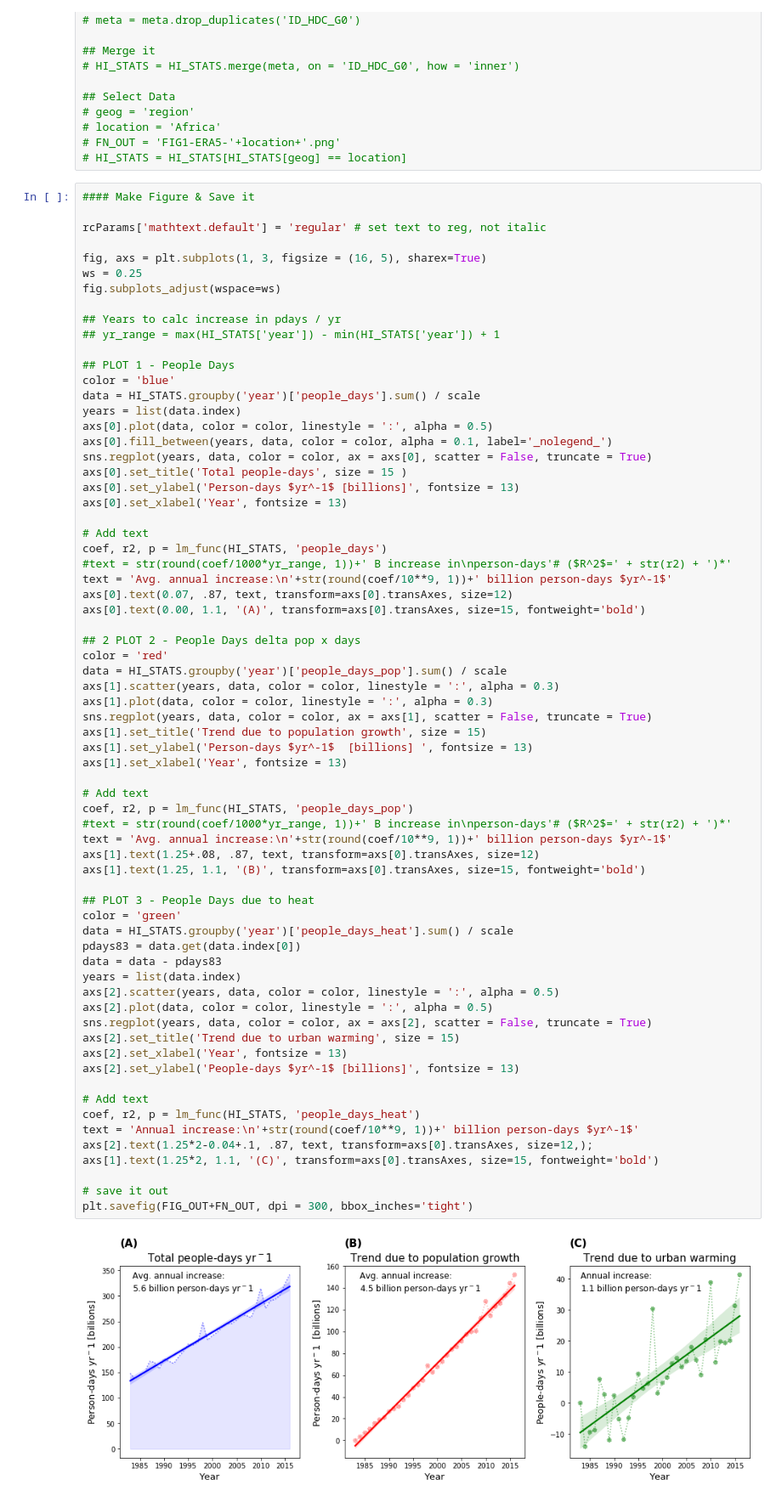
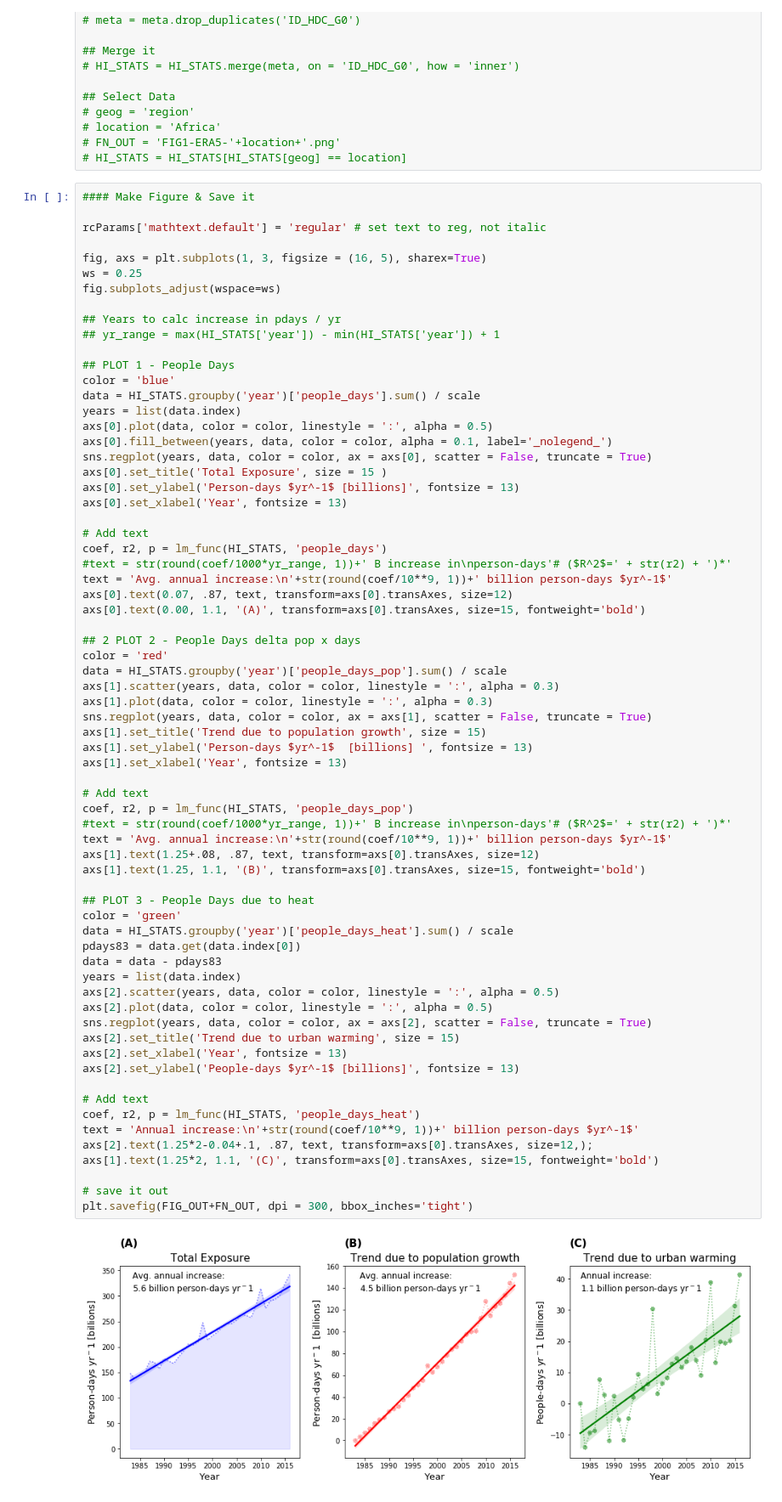
Before and after one commit to ecohydro/GlobalUrbanHeat, a Jupyter notebook: Notebooks/cpt_Fig1_Final.ipynb, the cells around one changed output. Shown at 85% size. Cells and saved outputs as stored; diff of their text form.

```diff
--- a/Notebooks/cpt_Fig1_Final.ipynb
+++ b/Notebooks/cpt_Fig1_Final.ipynb
@@ -117,7 +117,7 @@ years = list(data.index)
 axs[0].plot(data, color = color, linestyle = ':', alpha = 0.5)
 axs[0].fill_between(years, data, color = color, alpha = 0.1, label='_nolegend_')
 sns.regplot(years, data, color = color, ax = axs[0], scatter = False, truncate = True)
-axs[0].set_title('Total people-days', size = 15 )
+axs[0].set_title('Total Exposure', size = 15 )
 axs[0].set_ylabel('Person-days $yr^-1$ [billions]', fontsize = 13)
 axs[0].set_xlabel('Year', fontsize = 13)
 
@@ -140,31 +140,31 @@ axs[1].set_xlabel('Year', fontsize = 13)
 
 # Add text
 coef, r2, p = lm_func(HI_STATS, 'people_days_pop')
 #text = str(round(coef/1000*yr_range, 1))+' B increase in\nperson-days'# ($R^2$=' + str(r2) + ')*'
 text = 'Avg. annual increase:\n'+str(round(coef/10**9, 1))+' billion person-days $yr^-1$'
 axs[1].text(1.25+.08, .87, text, transform=axs[0].transAxes, size=12)
 axs[1].text(1.25, 1.1, '(B)', transform=axs[0].transAxes, size=15, fontweight='bold')
 
 ## PLOT 3 - People Days due to heat
 color = 'green'
 data = HI_STATS.groupby('year')['people_days_heat'].sum() / scale
 pdays83 = data.get(data.index[0])
 data = data - pdays83
 years = list(data.index)
 axs[2].scatter(years, data, color = color, linestyle = ':', alpha = 0.5)
 axs[2].plot(data, color = color, linestyle = ':', alpha = 0.5)
 sns.regplot(years, data, color = color, ax = axs[2], scatter = False, truncate = True)
 axs[2].set_title('Trend due to urban warming', size = 15)
 axs[2].set_xlabel('Year', fontsize = 13)
 axs[2].set_ylabel('People-days $yr^-1$ [billions]', fontsize = 13)
 
 # Add text
 coef, r2, p = lm_func(HI_STATS, 'people_days_heat')
 text = 'Annual increase:\n'+str(round(coef/10**9, 1))+' billion person-days $yr^-1$'
 axs[2].text(1.25*2-0.04+.1, .87, text, transform=axs[0].transAxes, size=12,);
 axs[1].text(1.25*2, 1.1, '(C)', transform=axs[0].transAxes, size=15, fontweight='bold')
 
 # save it out
 plt.savefig(FIG_OUT+FN_OUT, dpi = 300, bbox_inches='tight')
 # %% [output]
-[figure, old version]
+[figure, new version]
```
Also changed, not shown: 2 other files.
